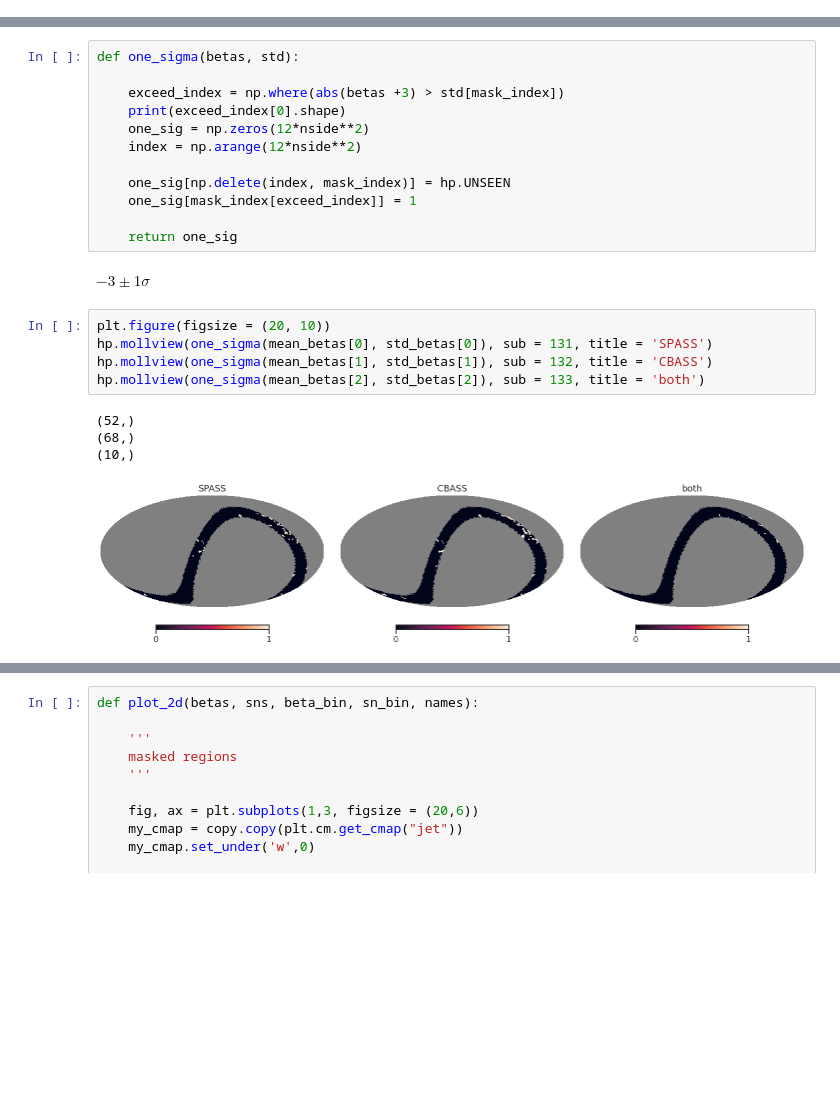
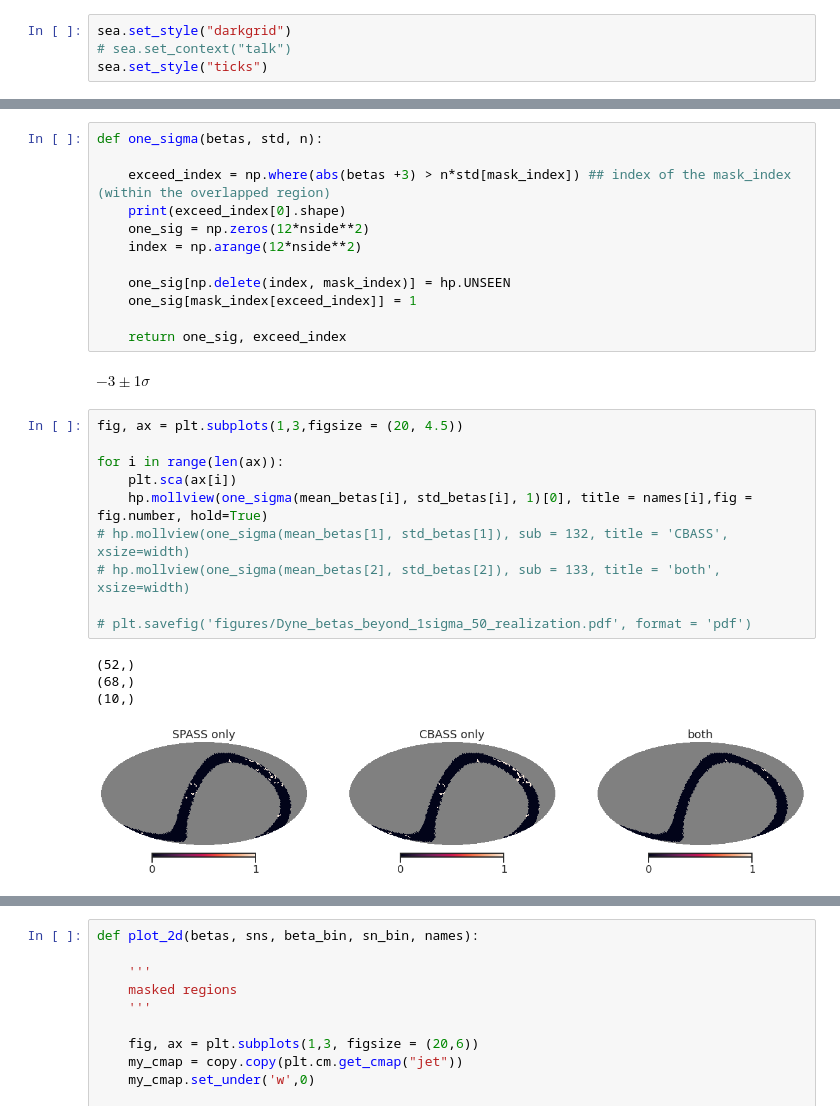
Before and after one commit to yaojian95/Beta_s, a Jupyter notebook: Results_analysis.ipynb, the cells around one changed output, grey strips where cells are left out. Drawn from its saved outputs; the diff is of its cells as text; blank space fills up the shorter version.

```diff
--- a/Results_analysis.ipynb
+++ b/Results_analysis.ipynb
@@ -86,2 +99,6 @@ cbar = fig.colorbar(im, cax=cb_ax)
 # %% [output]
 [figure]
+# %%
+sea.set_style("darkgrid")
+# sea.set_context("talk")
+sea.set_style("ticks")
@@ -181,9 +250,9 @@ exceed_index[0].shape
 # %% [output]
 (39,)
 # %%
-def one_sigma(betas, std):
+def one_sigma(betas, std, n):
 
-    exceed_index = np.where(abs(betas +3) > std[mask_index])
+    exceed_index = np.where(abs(betas +3) > n*std[mask_index]) ## index of the mask_index (within the overlapped region)
     print(exceed_index[0].shape)
     one_sig = np.zeros(12*nside**2)
     index = np.arange(12*nside**2)
@@ -191,16 +260,21 @@ def one_sigma(betas, std):
     one_sig[np.delete(index, mask_index)] = hp.UNSEEN
     one_sig[mask_index[exceed_index]] = 1
 
-    return one_sig
+    return one_sig, exceed_index
 # %% [markdown]
 $-3 \pm 1 \sigma$
 # %%
-plt.figure(figsize = (20, 10))
-hp.mollview(one_sigma(mean_betas[0], std_betas[0]), sub = 131, title = 'SPASS')
-hp.mollview(one_sigma(mean_betas[1], std_betas[1]), sub = 132, title = 'CBASS')
-hp.mollview(one_sigma(mean_betas[2], std_betas[2]), sub = 133, title = 'both')
+fig, ax = plt.subplots(1,3,figsize = (20, 4.5))
+
+for i in range(len(ax)):
+    plt.sca(ax[i])
+    hp.mollview(one_sigma(mean_betas[i], std_betas[i], 1)[0], title = names[i],fig = fig.number, hold=True)
+# hp.mollview(one_sigma(mean_betas[1], std_betas[1]), sub = 132, title = 'CBASS', xsize=width)
+# hp.mollview(one_sigma(mean_betas[2], std_betas[2]), sub = 133, title = 'both', xsize=width)
+
+# plt.savefig('figures/Dyne_betas_beyond_1sigma_50_realization.pdf', format = 'pdf')
 # %% [output]
 (52,)
 (68,)
 (10,)
-[figure, old version]
+[figure, new version]
```
Also changed, not shown: parts of 48 cells of this notebook.
